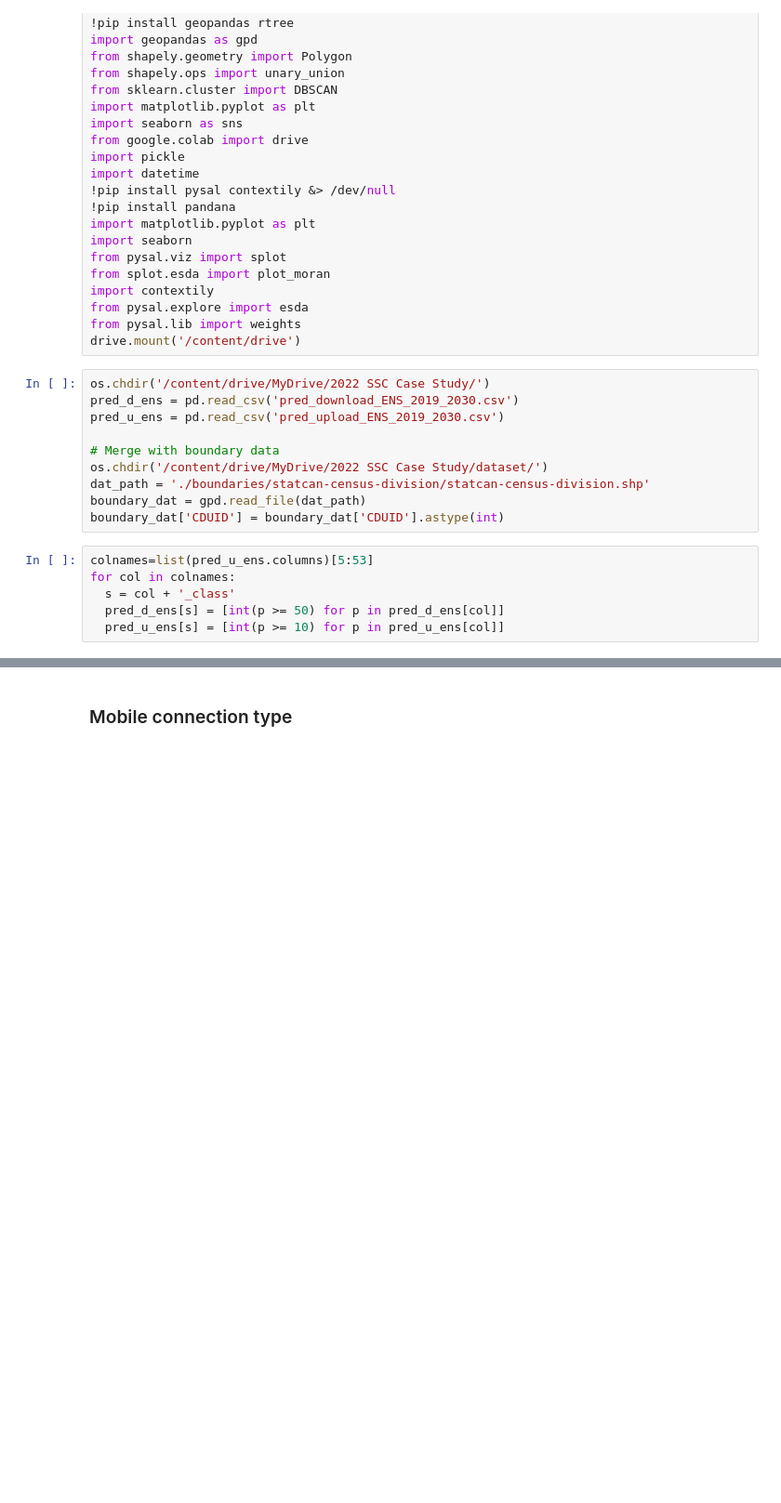
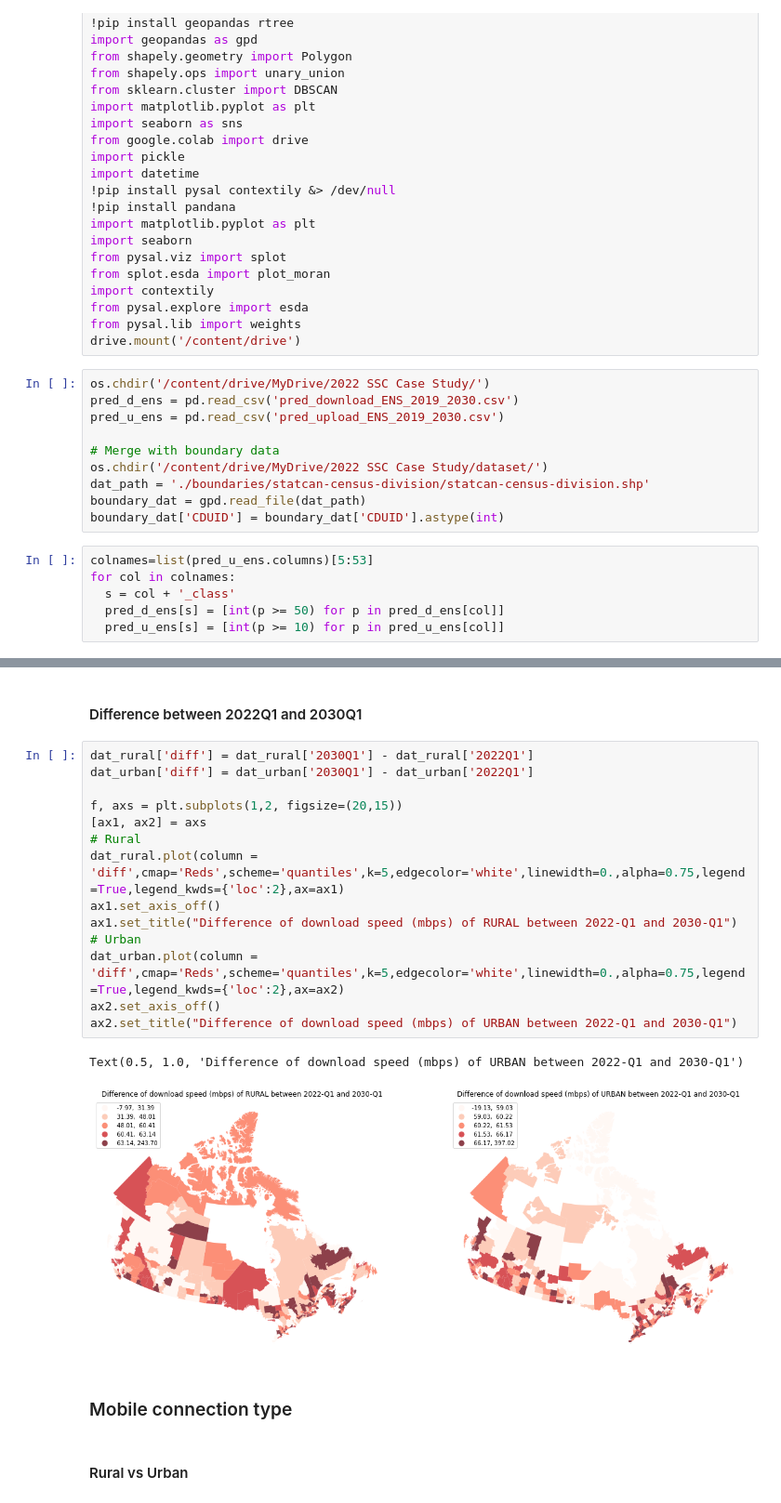
Before and after one commit to rennydoig/ssc22-case-comp, a Jupyter notebook: Daisy_dir/Heat_Map_Plot.ipynb, the cells around one changed output, grey strips where cells are left out. Shown at 93% size. Cells and saved outputs as stored; diff of their text form; blank space fills up the shorter version.

```diff
--- a/Daisy_dir/Heat_Map_Plot.ipynb
+++ b/Daisy_dir/Heat_Map_Plot.ipynb
@@ -131,3 +131,24 @@ Text(0.5, 1.0, 'Predicted download speed (mbps) for 2030-Q1')
+# %% [markdown]
+#### Difference between 2022Q1 and 2030Q1
+# %%
+dat_rural['diff'] = dat_rural['2030Q1'] - dat_rural['2022Q1']
+dat_urban['diff'] = dat_urban['2030Q1'] - dat_urban['2022Q1']
+
+f, axs = plt.subplots(1,2, figsize=(20,15))
+[ax1, ax2] = axs
+# Rural
+dat_rural.plot(column = 'diff',cmap='Reds',scheme='quantiles',k=5,edgecolor='white',linewidth=0.,alpha=0.75,legend=True,legend_kwds={'loc':2},ax=ax1)
+ax1.set_axis_off()
+ax1.set_title("Difference of download speed (mbps) of RURAL between 2022-Q1 and 2030-Q1")
+# Urban
+dat_urban.plot(column = 'diff',cmap='Reds',scheme='quantiles',k=5,edgecolor='white',linewidth=0.,alpha=0.75,legend=True,legend_kwds={'loc':2},ax=ax2)
+ax2.set_axis_off()
+ax2.set_title("Difference of download speed (mbps) of URBAN between 2022-Q1 and 2030-Q1")
+# %% [output]
+Text(0.5, 1.0, 'Difference of download speed (mbps) of URBAN between 2022-Q1 and 2030-Q1')
+[figure, added]
 # %% [markdown]
 ### Mobile connection type
+# %% [markdown]
+#### Rural vs Urban
 # %%
```
Also changed, not shown: parts of 14 cells of this notebook.
